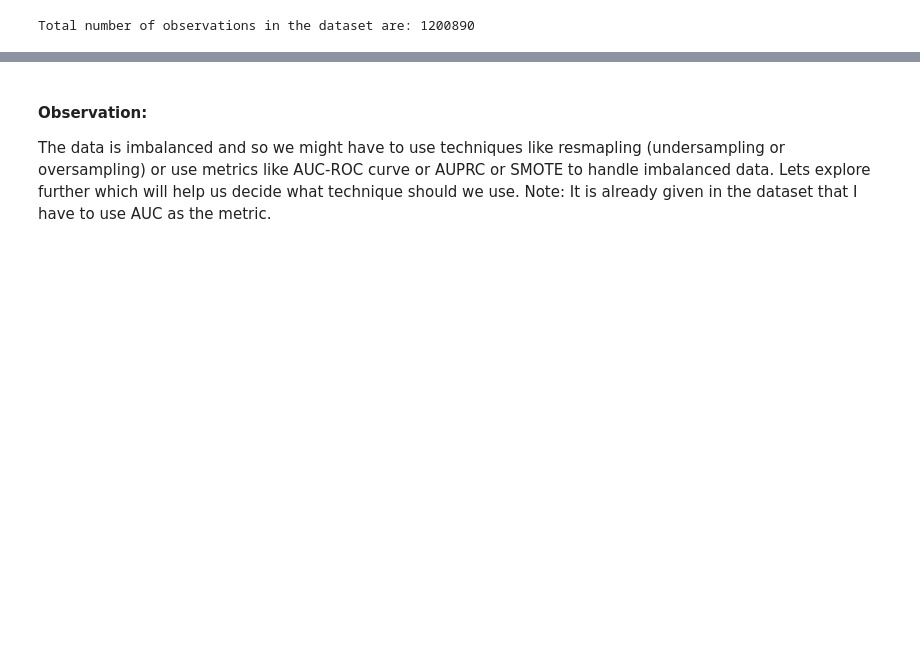
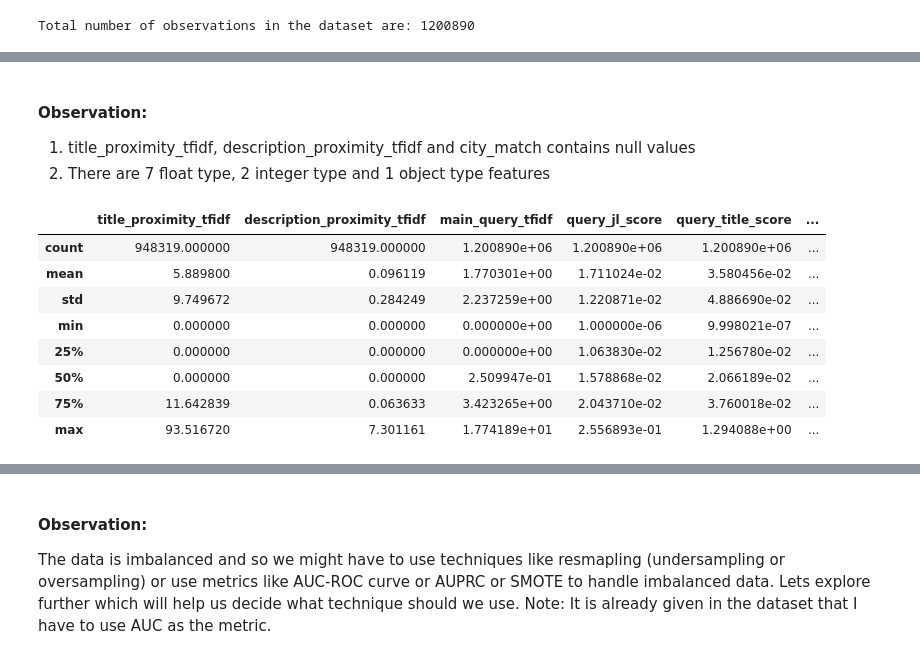
Before and after one commit to animeshgoyal9/Predicting-Apply-rate-for-a-job-search-agency, a Jupyter notebook: Glassdoor_Final.ipynb, the cells around one changed output, grey strips where cells are left out. Drawn from its saved outputs; the diff is of its cells as text; code cells hidden in the pictures; blank space fills up the shorter version.

```diff
--- a/Glassdoor_Final.ipynb
+++ b/Glassdoor_Final.ipynb
@@ -141,0 +104,17 @@ Total number of observations in the dataset are: 1200890
+# %% [markdown]
+#### Observation:
+
+1. title_proximity_tfidf, description_proximity_tfidf and city_match contains null values
+2. There are 7 float type, 2 integer type and 1 object type features
+# %%
+df.drop(['apply'],axis=1).describe()
+# %% [output]
+|  | title_proximity_tfidf | description_proximity_tfidf | main_query_tfidf | query_jl_score | query_title_score | ... |
+| count | 948319.000000 | 948319.000000 | 1.200890e+06 | 1.200890e+06 | 1.200890e+06 | ... |
+| mean | 5.889800 | 0.096119 | 1.770301e+00 | 1.711024e-02 | 3.580456e-02 | ... |
+| std | 9.749672 | 0.284249 | 2.237259e+00 | 1.220871e-02 | 4.886690e-02 | ... |
+| min | 0.000000 | 0.000000 | 0.000000e+00 | 1.000000e-06 | 9.998021e-07 | ... |
+| 25% | 0.000000 | 0.000000 | 0.000000e+00 | 1.063830e-02 | 1.256780e-02 | ... |
+| 50% | 0.000000 | 0.000000 | 2.509947e-01 | 1.578868e-02 | 2.066189e-02 | ... |
+| 75% | 11.642839 | 0.063633 | 3.423265e+00 | 2.043710e-02 | 3.760018e-02 | ... |
+| max | 93.516720 | 7.301161 | 1.774189e+01 | 2.556893e-01 | 1.294088e+00 | ... |
```
Also changed, not shown: parts of 128 cells of this notebook.
